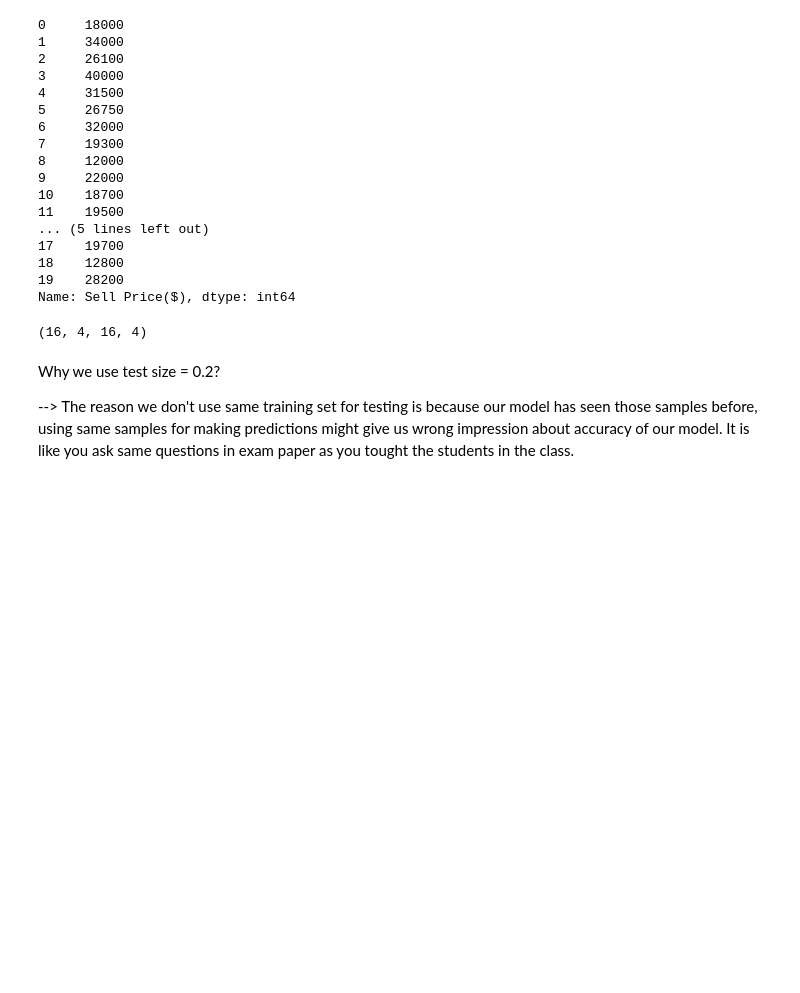
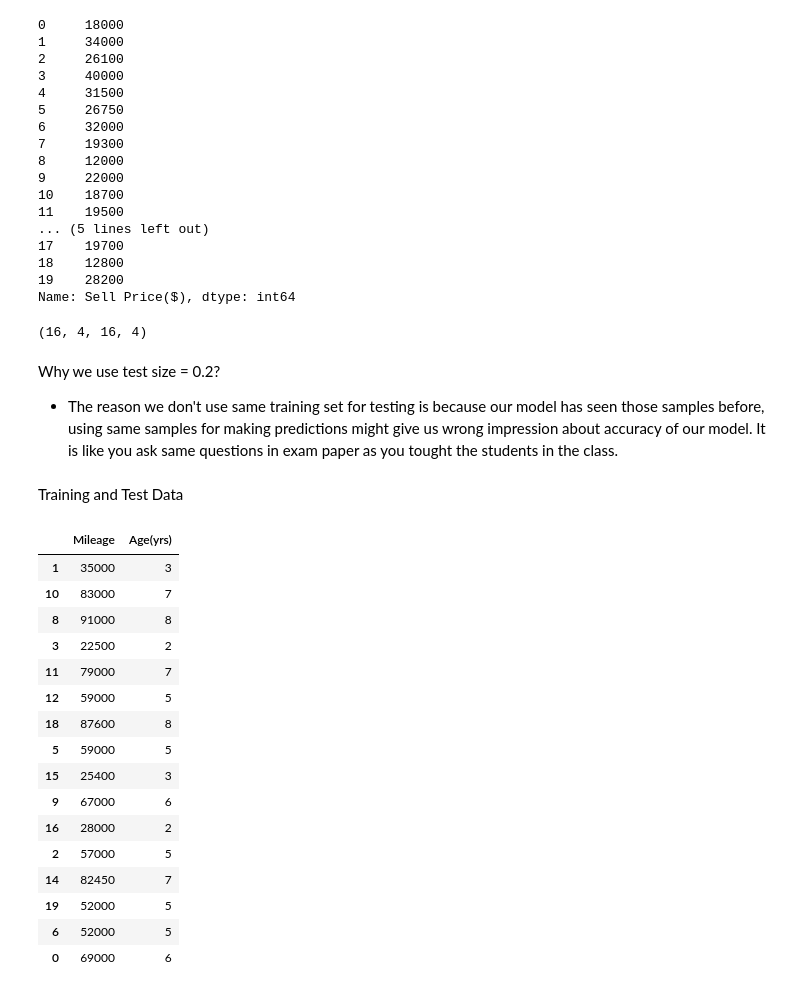
Before and after one commit to KMsojib/Machine-Learning, a Jupyter notebook: Day-6-Training and Testing Data/Training and Testing Data.ipynb, the cells around one changed output. Saved outputs shown, nothing was run; the diff lists cells and outputs as text; code cells hidden in the pictures; blank space fills up the shorter version.

Commit message:
Train and Test split

```diff
--- a/Day-6-Training and Testing Data/Training and Testing Data.ipynb
+++ b/Day-6-Training and Testing Data/Training and Testing Data.ipynb
@@ -98,4 +98,26 @@ lx,tx,ly,ty
 # %% [markdown]
 Why we use test size = 0.2?
 
---> The reason we don't use same training set for testing is because our model has seen those samples before, using same samples for making predictions might give us wrong impression about accuracy of our model. It is like you ask same questions in exam paper as you tought the students in the class.
+* The reason we don't use same training set for testing is because our model has seen those samples before, using same samples for making predictions might give us wrong impression about accuracy of our model. It is like you ask same questions in exam paper as you tought the students in the class.
+# %% [markdown]
+Training and Test Data
+# %%
+x_train
+# %% [output]
+|  | Mileage | Age(yrs) |
+| 1 | 35000 | 3 |
+| 10 | 83000 | 7 |
+| 8 | 91000 | 8 |
+| 3 | 22500 | 2 |
+| 11 | 79000 | 7 |
+| 12 | 59000 | 5 |
+| 18 | 87600 | 8 |
+| 5 | 59000 | 5 |
+| 15 | 25400 | 3 |
+| 9 | 67000 | 6 |
+| 16 | 28000 | 2 |
+| 2 | 57000 | 5 |
+| 14 | 82450 | 7 |
+| 19 | 52000 | 5 |
+| 6 | 52000 | 5 |
+| 0 | 69000 | 6 |
```
Also changed, not shown: parts of 8 cells of this notebook, 1 other file.
